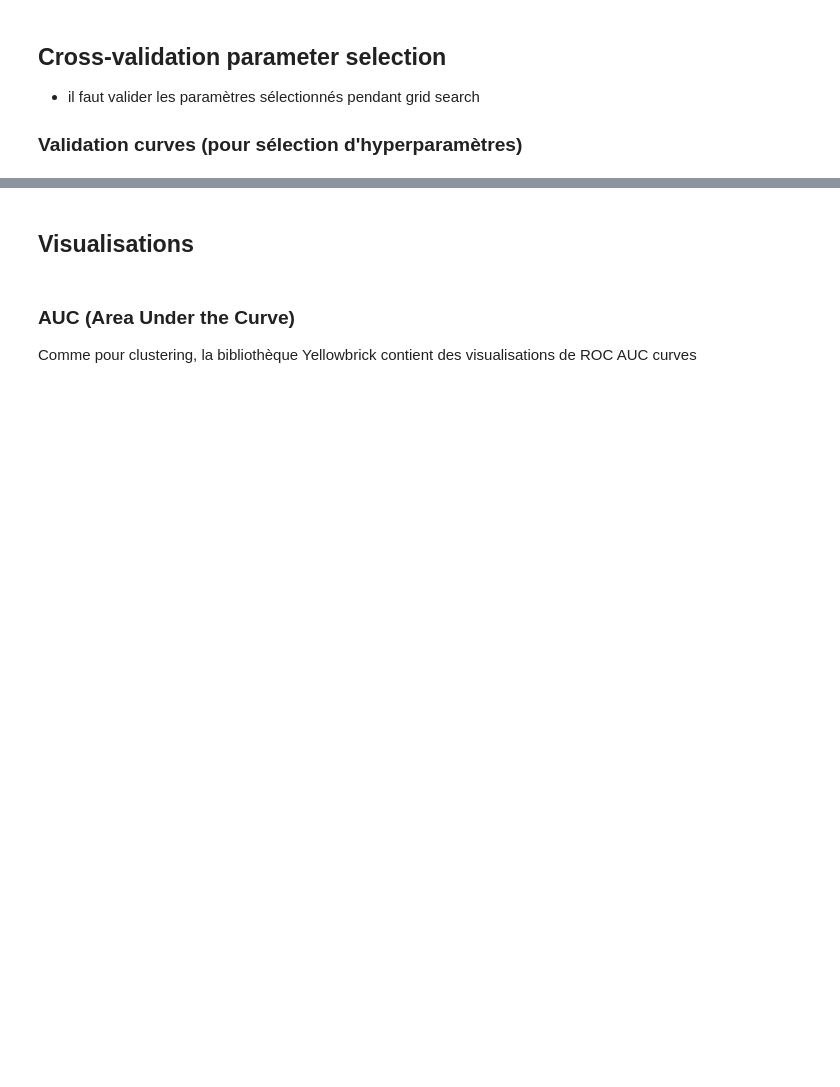
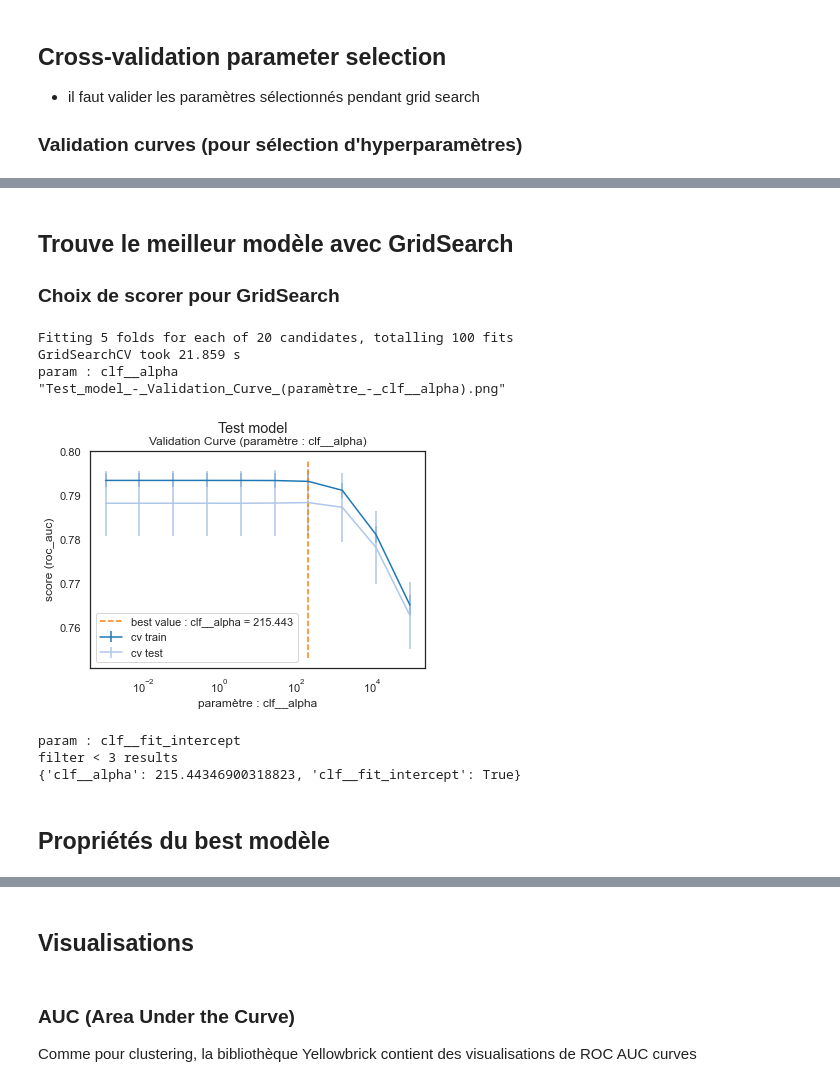
Before and after one commit to mrcreasey/oc-ds-p7-scoring-dashboard, a Jupyter notebook: code/P7_modelisation.ipynb, the cells around one changed output, grey strips where cells are left out. Saved outputs shown, nothing was run; the diff lists cells and outputs as text; code cells hidden in the pictures; blank space fills up the shorter version.

```diff
--- a/code/P7_modelisation.ipynb
+++ b/code/P7_modelisation.ipynb
@@ -1189,0 +1206,60 @@ best_clf=gs.best_estimator_
+# %% [markdown]
+## Trouve le meilleur modèle avec GridSearch
+
+### Choix de scorer pour GridSearch
+# %%
+from sklearn.model_selection import GridSearchCV
+
+
+def search_best_model(model_name, estimator, param_grid,
+                      x_train, y_train,
+                      scoring=['roc_auc'],
+                      refit_scorer='roc_auc'):
+
+    gs = GridSearchCV(
+        estimator=estimator,
+        param_grid=param_grid,
+        cv=5, n_jobs=-1,
+        verbose=1,
+        scoring=scoring,
+        refit=refit_scorer,
+        return_train_score=True)
+
+    # lance le gridsearch
+    start = get_time()
+    gs.fit(x_train, y_train)
+    end = get_time()
+
+    cv_time = round(end-start, 3)
+    print(f'GridSearchCV took {cv_time} s')
+
+    # plot param_grid curves (verification que les best_params sont trouvés)
+    for param in gs.best_params_:
+        print(f'param : {param}')
+        plot_best_param_scores(gs, param, model_name, score=refit_scorer)
+        plt.show()
+
+    return gs
+# %%
+# Test
+from sklearn.linear_model import RidgeClassifier
+
+
+param_grid = {
+    'clf__fit_intercept': [True, False],
+    'clf__alpha': np.logspace(-3, 5, 10)
+},
+
+gs = search_best_model('Test model', test_model, param_grid, x_sample, y_sample)
+print(gs.best_params_)
+# %% [output]
+Fitting 5 folds for each of 20 candidates, totalling 100 fits
+GridSearchCV took 21.859 s
+param : clf__alpha
+"Test_model_-_Validation_Curve_(paramètre_-_clf__alpha).png"
+[figure, added]
+param : clf__fit_intercept
+filter < 3 results
+{'clf__alpha': 215.44346900318823, 'clf__fit_intercept': True}
+# %% [markdown]
+## Propriétés du best modèle
```
Also changed, not shown: parts of 40 cells of this notebook.
